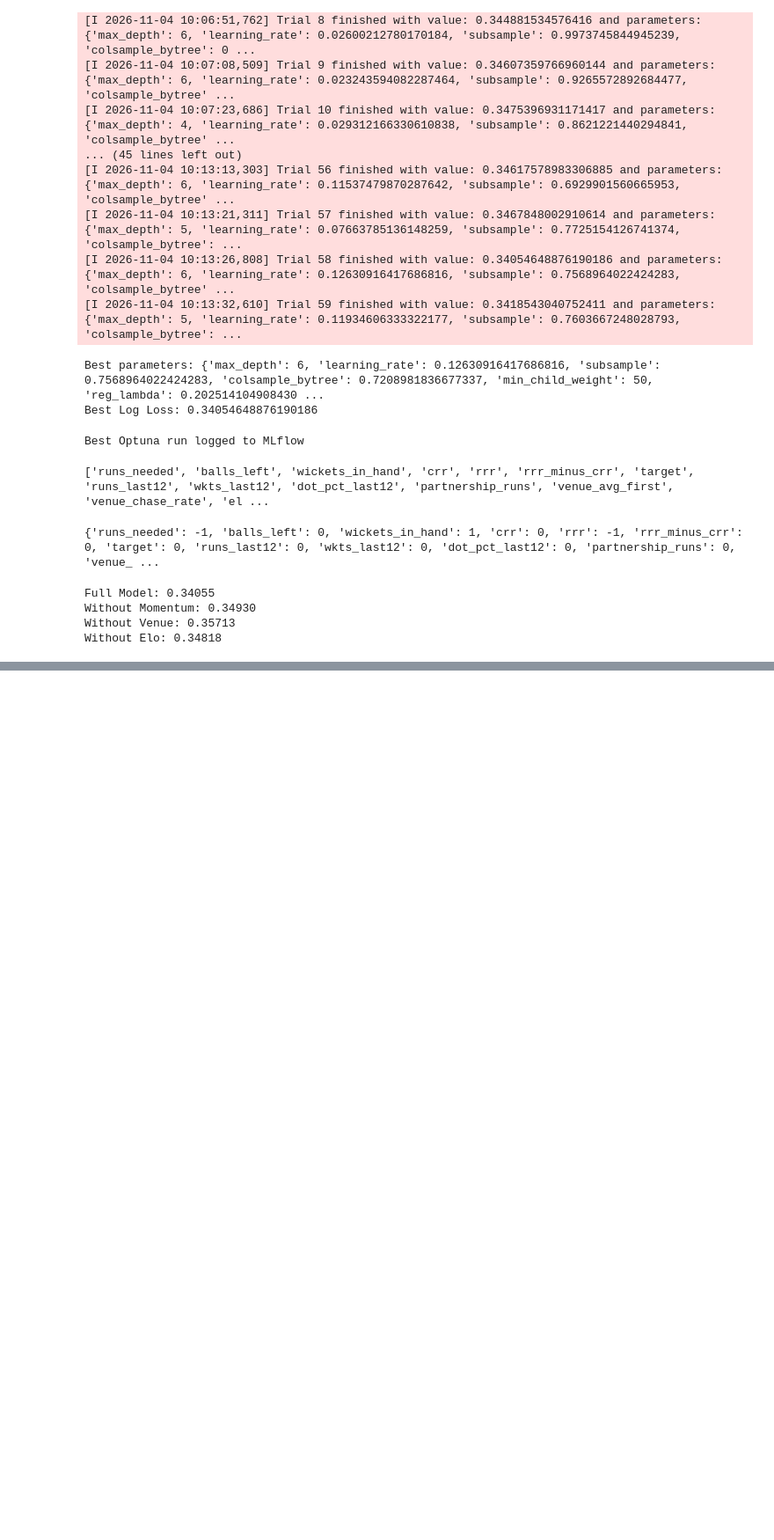
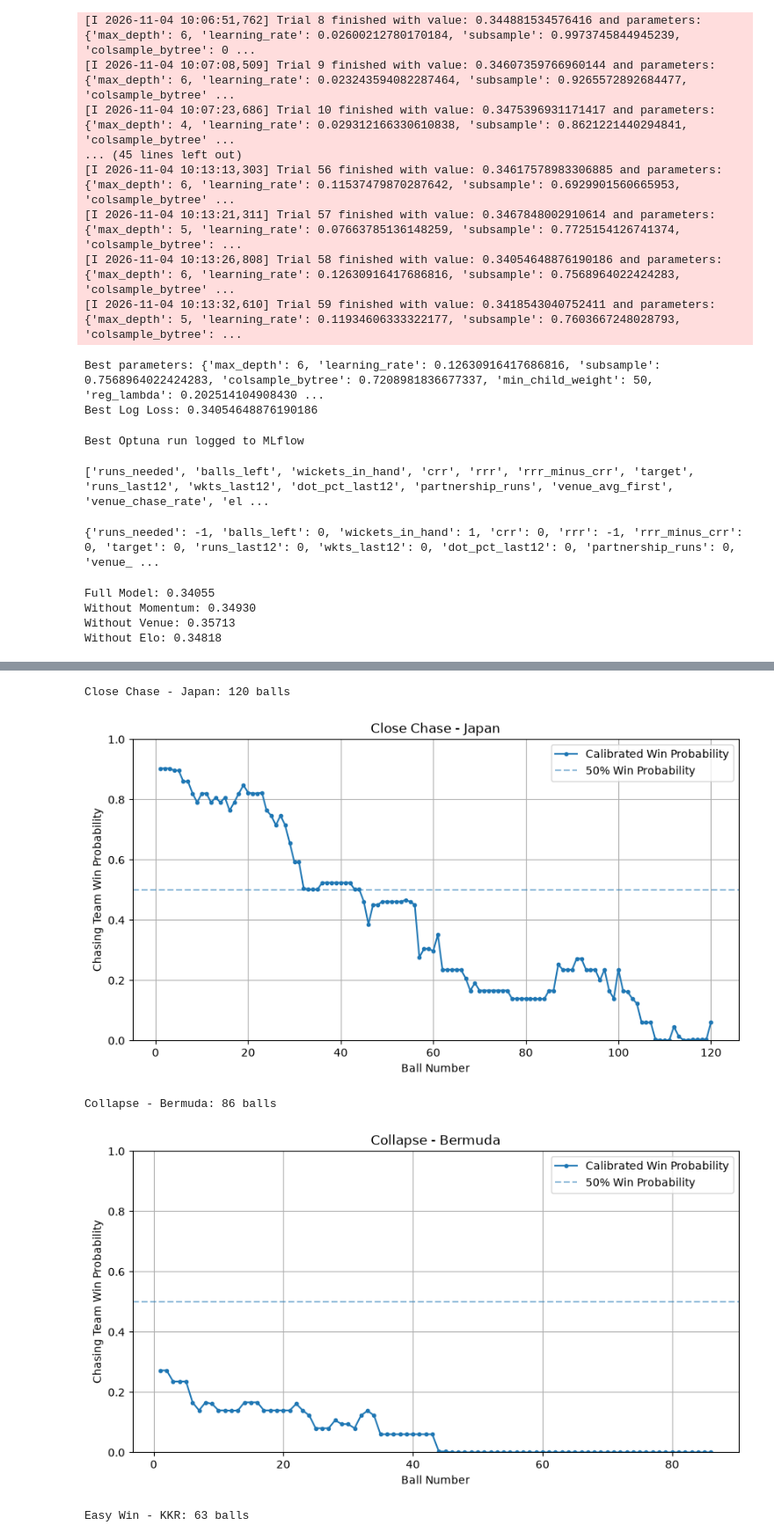
Before and after one commit to karnesh-sg/cric-win-pred, a Jupyter notebook: notebooks/01_eda.ipynb, the cells around one changed output, grey strips where cells are left out. Shown at 88% size. Cells and saved outputs as stored; diff of their text form; code cells hidden in the pictures; blank space fills up the shorter version.

```diff
--- a/notebooks/01_eda.ipynb
+++ b/notebooks/01_eda.ipynb
@@ -2147,0 +2284,12 @@ Without Elo: 0.34818
+# %%
+plot_df = chase_val.copy()
+
+raw_probs = clf.predict_proba(
+    plot_df[CHASE_FEATURES]
+)[:, 1]
+
+plot_df["win_prob"] = iso.predict(raw_probs)
+
+plot_df = plot_df.sort_values(
+    ["match_id", "balls_bowled"]
+)
@@ -2147,0 +2393,60 @@ Without Elo: 0.34818
+# %%
+import matplotlib.pyplot as plt
+
+# Selected matches - IDs are strings because plot_df["match_id"] is str
+selected_matches = {
+    "1450766": "Close Chase - Japan",
+    "1462899": "Collapse - Bermuda",
+    "1426312": "Easy Win - KKR"
+}
+
+# Plot calibrated win probability for each match
+for match_id, title in selected_matches.items():
+
+    # Filter the match
+    match_data = plot_df[
+        plot_df["match_id"] == match_id
+    ].sort_values("balls_bowled")
+
+    # Debug check
+    print(f"{title}: {match_data.shape[0]} balls")
+
+    # Skip if no rows are found
+    if match_data.empty:
+        print(f"WARNING: Match {match_id} not found!")
+        continue
+
+    # Create plot
+    plt.figure(figsize=(10, 5))
+
+    plt.plot(
+        match_data["balls_bowled"],
+        match_data["win_prob"],
+        marker=".",
+        linewidth=1.5,
+        label="Calibrated Win Probability"
+    )
+
+    # 50% reference line
+    plt.axhline(
+        0.5,
+        linestyle="--",
+        alpha=0.5,
+        label="50% Win Probability"
+    )
+
+    plt.xlabel("Ball Number")
+    plt.ylabel("Chasing Team Win Probability")
+    plt.title(title)
+
+    plt.ylim(0, 1)
+    plt.grid(True)
+    plt.legend()
+
+    plt.show()
+# %% [output]
+Close Chase - Japan: 120 balls
+[figure, added]
+Collapse - Bermuda: 86 balls
+[figure, added]
+Easy Win - KKR: 63 balls
```
Also changed, not shown: parts of 15 cells of this notebook, 4 other files.
